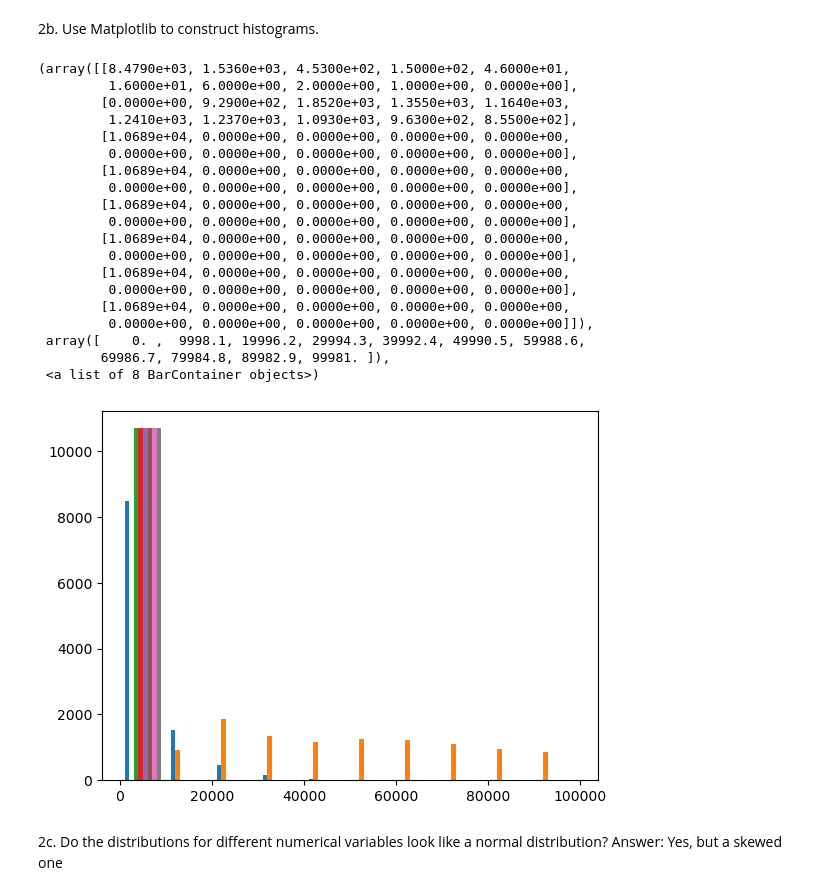
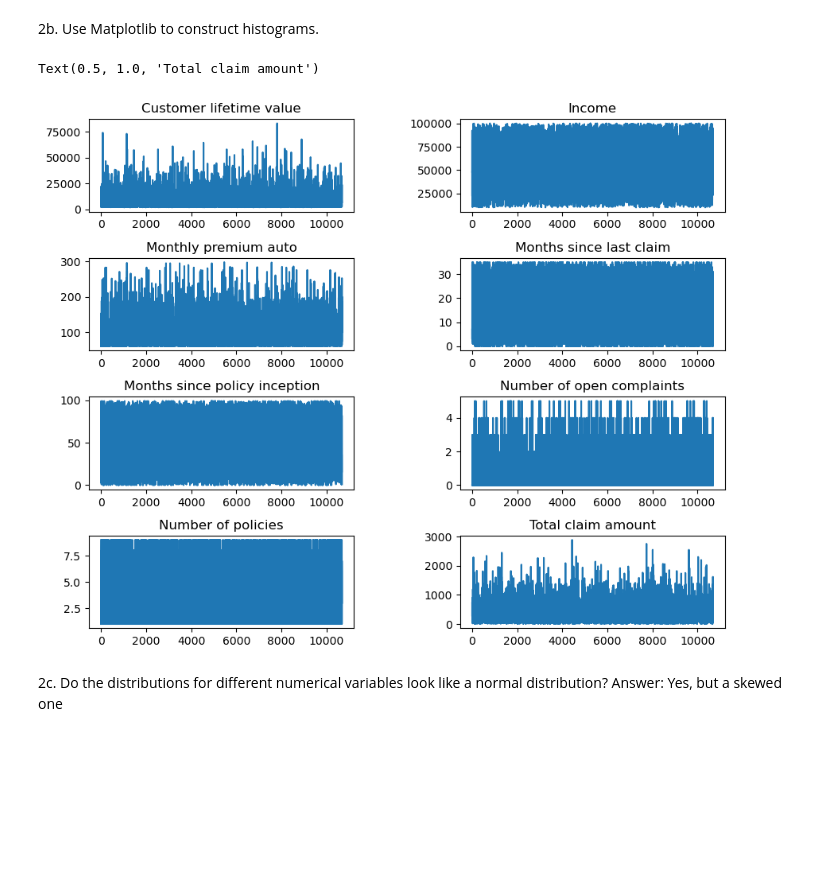
Before and after one commit to ajaykrishna2810/IronHack-Lab-Ajay, a Jupyter notebook: week2/Wednesday/matplot_task.ipynb, the cells around one changed output. Saved outputs shown, nothing was run; the diff lists cells and outputs as text; code cells hidden in the pictures; blank space fills up the shorter version.

```diff
--- a/week2/Wednesday/matplot_task.ipynb
+++ b/week2/Wednesday/matplot_task.ipynb
@@ -58,28 +63,51 @@ sns.histplot(data=df_numerical_features)  # seaborn
 # %% [markdown]
  2b. Use Matplotlib to construct histograms.
 # %%
- plt.hist(df_numerical_features) # matplotlib
+fig=plt.figure(figsize=(10,8))
+plt.subplots_adjust(left=0.1, bottom=0.1, right=0.9,top=0.9, wspace=0.4, hspace=0.5) #  set the spacing between subplots
+
+#first ax
+plt.subplot(4,2,1)
+plt.plot(df_numerical_features.index, df_numerical_features['customer_lifetime_value'])
+plt.title("Customer lifetime value")
+
+#second axis
+plt.subplot(4,2,2)
+plt.plot(df_numerical_features.index, df_numerical_features['income'])
+plt.title("Income")
+
+##. third subplot
+plt.subplot(4,2,3)
+plt.plot(df_numerical_features.index, df_numerical_features['monthly_premium_auto'])
+plt.title("Monthly premium auto")
+
+## fourth subplot
+plt.subplot(4,2,4)
+plt.plot(df_numerical_features.index, df_numerical_features['months_since_last_claim'])
+plt.title("Months since last claim")
+
+## fifth subplot
+plt.subplot(4,2,5)
+plt.plot(df_numerical_features.index, df_numerical_features['months_since_policy_inception'])
+plt.title("Months since policy inception")
+
+## sixth subplot
+plt.subplot(4,2,6)
+plt.plot(df_numerical_features.index, df_numerical_features['number_of_open_complaints'])
+plt.title("Number of open complaints")
+
+## seventh subplot
+plt.subplot(4,2,7)
+plt.plot(df_numerical_features.index, df_numerical_features['number_of_policies'])
+plt.title("Number of policies")
+
+## eighth subplot
+plt.subplot(4,2,8)
+plt.plot(df_numerical_features.index, df_numerical_features['total_claim_amount'])
+plt.title("Total claim amount")
 # %% [output]
-(array([[8.4790e+03, 1.5360e+03, 4.5300e+02, 1.5000e+02, 4.6000e+01,
-         1.6000e+01, 6.0000e+00, 2.0000e+00, 1.0000e+00, 0.0000e+00],
-        [0.0000e+00, 9.2900e+02, 1.8520e+03, 1.3550e+03, 1.1640e+03,
-         1.2410e+03, 1.2370e+03, 1.0930e+03, 9.6300e+02, 8.5500e+02],
-        [1.0689e+04, 0.0000e+00, 0.0000e+00, 0.0000e+00, 0.0000e+00,
-         0.0000e+00, 0.0000e+00, 0.0000e+00, 0.0000e+00, 0.0000e+00],
-        [1.0689e+04, 0.0000e+00, 0.0000e+00, 0.0000e+00, 0.0000e+00,
-         0.0000e+00, 0.0000e+00, 0.0000e+00, 0.0000e+00, 0.0000e+00],
-        [1.0689e+04, 0.0000e+00, 0.0000e+00, 0.0000e+00, 0.0000e+00,
-         0.0000e+00, 0.0000e+00, 0.0000e+00, 0.0000e+00, 0.0000e+00],
-        [1.0689e+04, 0.0000e+00, 0.0000e+00, 0.0000e+00, 0.0000e+00,
-         0.0000e+00, 0.0000e+00, 0.0000e+00, 0.0000e+00, 0.0000e+00],
-        [1.0689e+04, 0.0000e+00, 0.0000e+00, 0.0000e+00, 0.0000e+00,
-         0.0000e+00, 0.0000e+00, 0.0000e+00, 0.0000e+00, 0.0000e+00],
-        [1.0689e+04, 0.0000e+00, 0.0000e+00, 0.0000e+00, 0.0000e+00,
-         0.0000e+00, 0.0000e+00, 0.0000e+00, 0.0000e+00, 0.0000e+00]]),
- array([    0. ,  9998.1, 19996.2, 29994.3, 39992.4, 49990.5, 59988.6,
-        69986.7, 79984.8, 89982.9, 99981. ]),
- <a list of 8 BarContainer objects>)
+Text(0.5, 1.0, 'Total claim amount')
-[figure, old version]
+[figure, new version]
 # %% [markdown]
 2c. Do the distributions for different numerical variables look like a normal distribution? Answer: Yes, but a skewed one
 # %% [markdown]
```
Also changed, not shown: parts of 24 cells of this notebook.
